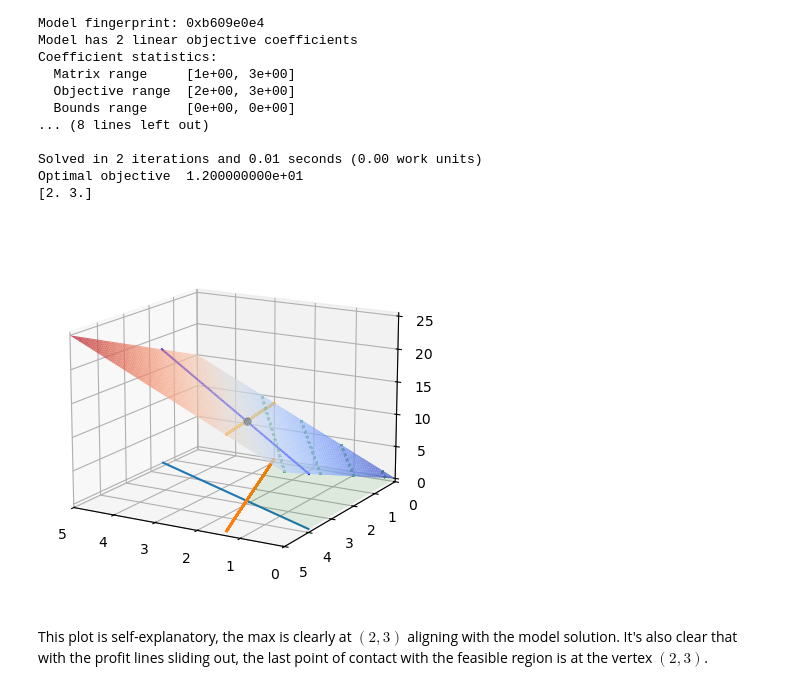
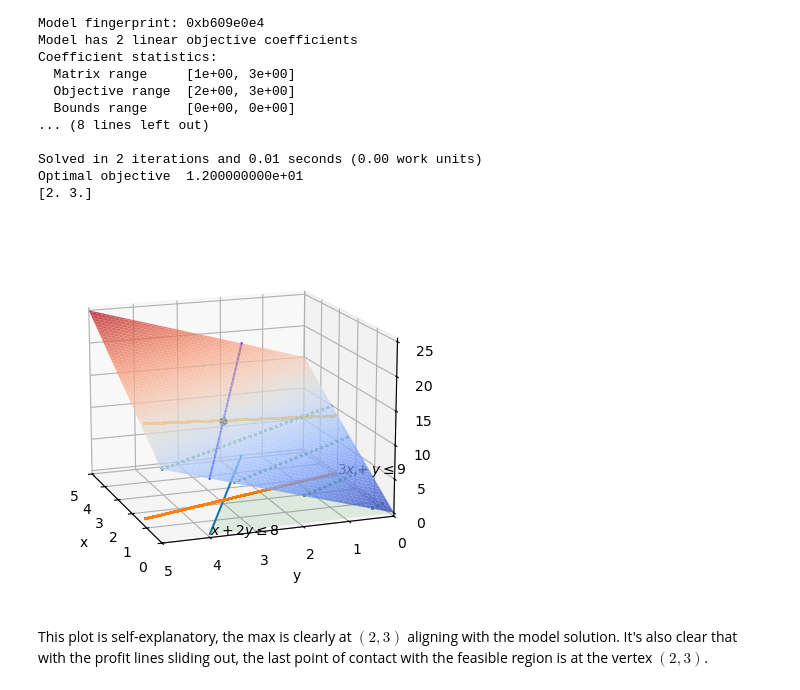
Before and after one commit to Jerry-Haoyu/Algorithmic_Engineering_Homeworks, a Jupyter notebook: HW1/hw1_p3.ipynb, the cells around one changed output. Saved outputs shown, nothing was run; the diff lists cells and outputs as text; code cells hidden in the pictures.

```diff
--- a/HW1/hw1_p3.ipynb
+++ b/HW1/hw1_p3.ipynb
@@ -41,34 +41,39 @@ num=100
 fig, ax = plt.subplots(subplot_kw={"projection": "3d"})
 X, Y = np.meshgrid(np.linspace(0, 5, num), np.linspace(0, 5, num))
 
 Z = 3*X + 2*Y
 
 def project_to_hyperplane(X, Y):
     return 3*X+2*Y
 
 f1 = (8 - X)/2
 f2 = 9 - 3*X
 
 def objective_contour(X, Y, c):
     return (c - 3 * X)/2
 
 # Plot the 3D surface
 ax.plot_surface(X, Y, Z, alpha=0.8, cmap=cm.coolwarm)
 ax.plot(X, f1, zs=0, axlim_clip=True)
 ax.plot(X, f2, zs=0, axlim_clip=True)
 f = np.where(f1 < f2, f1, f2)
 ax.fill_between(x1=X, y1=0, z1 = 0, x2=X, y2=f, z2=0, facecolor='green', alpha=.1, axlim_clip=True)
 ax.plot(X, f1, zs=project_to_hyperplane(X, f1), color='blue', axlim_clip=True)
 ax.plot(X, f2, zs=project_to_hyperplane(X, f2), color='orange', axlim_clip=True)
 for i in range(1, 12, 3):
     contour = objective_contour(X, Y, i)
     ax.plot(X, contour, zs=project_to_hyperplane(X, contour), linestyle=':', color='green', alpha=0.6, axlim_clip=True)
 ax.plot(2, 3, 12, marker='o',color='black', alpha=1, markersize=5)
 ax.set_xlim(0,5)
 ax.set_ylim(0,5)
+ax.set_xlabel("x")
+ax.set_ylabel("y")
 
-ax.view_init(elev=15., azim=120)
+ax.text(0, 4, 0, s=r'$x+2y \leq 8$', fontsize=10)
+ax.text(3, 0, 0, s=r'$3x+y \leq 9$', fontsize=10)
+
+ax.view_init(elev=15., azim=160)
 # %% [output]
-[figure, old version]
+[figure, new version]
 # %% [markdown]
 This plot is self-explanatory, the max is clearly at $(2,3)$ aligning with the model solution. It's also clear that with the profit lines sliding out, the last point of contact with the feasible region is at the vertex $(2,3)$.
```
Also changed, not shown: 5 other files.
